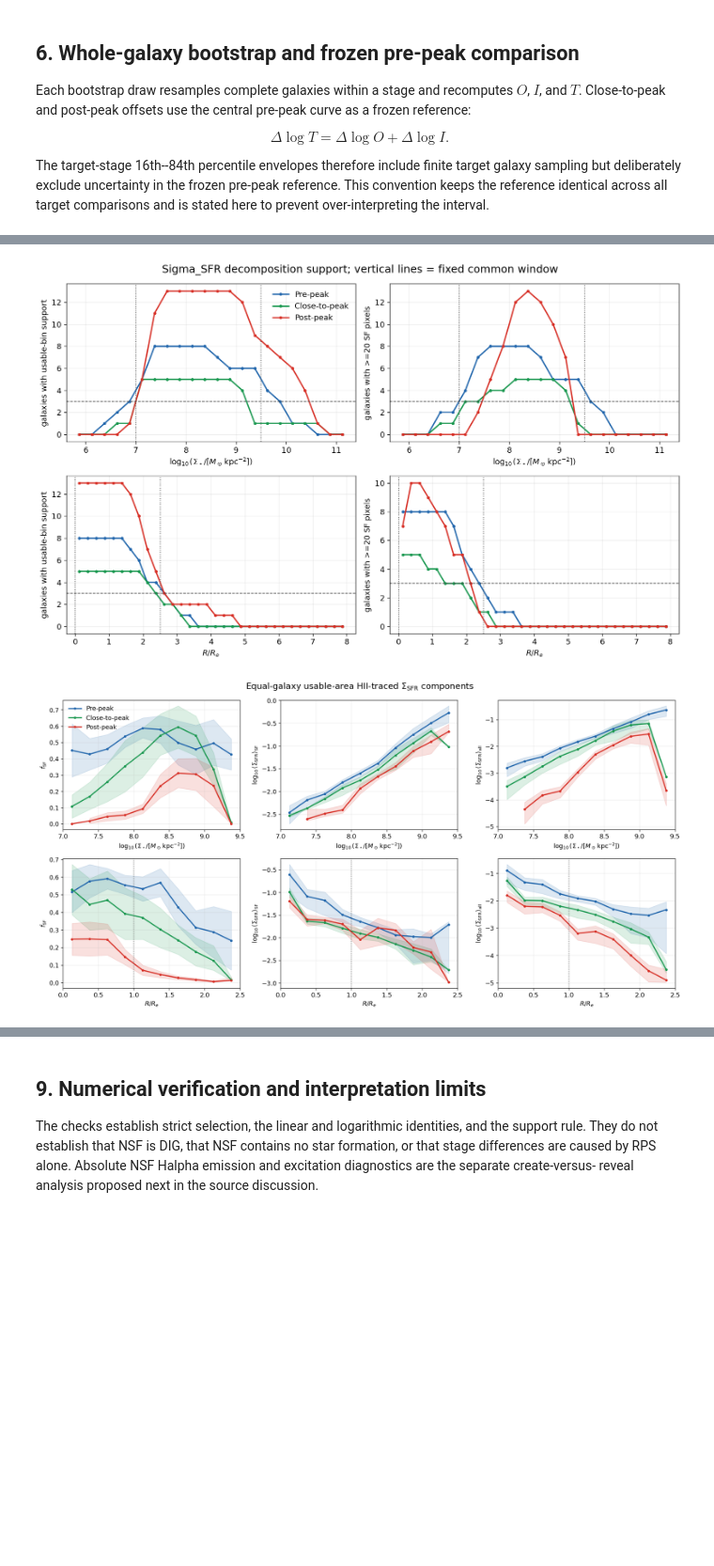
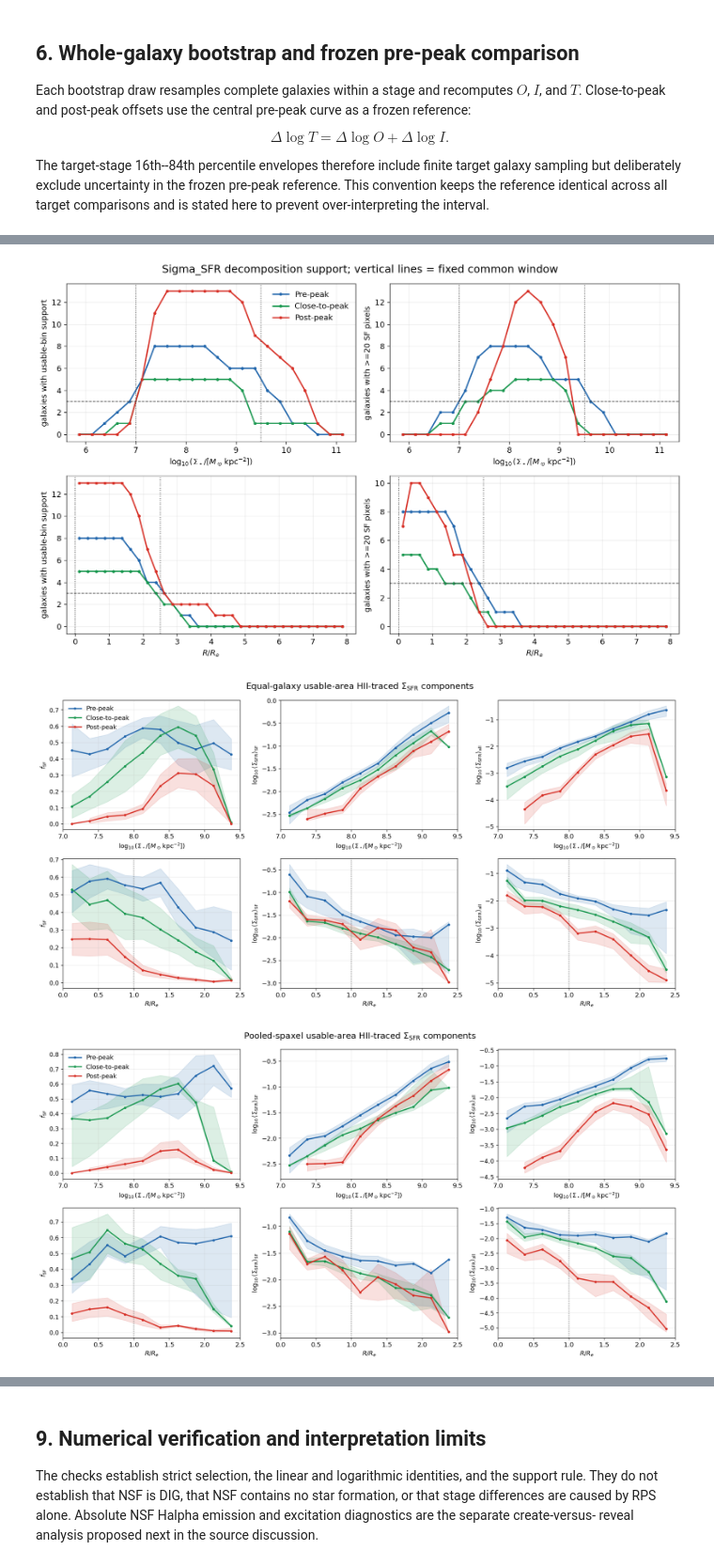
Before and after one commit to Rongjun-ANU/ICRAR-MAUVE, a Jupyter notebook: further/20260909_check_Sigma_SFR_intensity_by_stage.ipynb, the cells around one changed output, grey strips where cells are left out. Shown at 94% size. Drawn from its saved outputs; the diff is of its cells as text; code cells hidden in the pictures; blank space fills up the shorter version.

```diff
--- a/further/20260909_check_Sigma_SFR_intensity_by_stage.ipynb
+++ b/further/20260909_check_Sigma_SFR_intensity_by_stage.ipynb
@@ -970,6 +1186,14 @@ profiles use every available bin in that window.
 Occupancy is dimensionless; survivor and
 total HII-traced intensities are plotted in logarithmic surface-density units.
 # %%
+def positive_log10(values):
+    values = np.asarray(values, dtype=float)
+    result = np.full(values.shape, np.nan)
+    positive = np.isfinite(values) & (values > 0)
+    result[positive] = np.log10(values[positive])
+    return result
+
+
 fig, axes = plt.subplots(2, 2, figsize=(12.8, 8.0))
 for row_index, variable in enumerate(("log_sigma_star", "radius_re")):
     lo, hi = COMMON_DECOMPOSITION_RANGES[variable]
@@ -1015,32 +1239,72 @@ for row_index, variable in enumerate(("log_sigma_star", "radius_re")):
                 SFR_BOOTSTRAP.stage.eq(stage)
                 & SFR_BOOTSTRAP.variable.eq(variable)
                 & SFR_BOOTSTRAP.in_fixed_reliable_range
             ].sort_values("center")
             x = panel.center.to_numpy(float)
             y = panel[metric].to_numpy(float)
             lower = panel[metric + "_lo"].to_numpy(float)
             upper = panel[metric + "_hi"].to_numpy(float)
             if take_log:
-                y, lower, upper = np.log10(y), np.log10(lower), np.log10(upper)
+                y, lower, upper = (positive_log10(y), positive_log10(lower), positive_log10(upper))
             ax.fill_between(x, lower, upper, color=STAGE_COLORS[stage], alpha=0.15)
             ax.plot(x, y, marker="o", ms=3.2, lw=2.0,
                     color=STAGE_COLORS[stage], label=STAGE_LABELS[stage])
         ax.set_xlim(lo, hi)
         ax.set_xlabel(VARIABLE_LABELS[variable])
         ax.set_ylabel(ylabel)
         ax.grid(alpha=0.23)
         if variable == "radius_re":
             ax.axvline(1.0, color="0.25", ls=":", lw=1.0)
         if row_index == 0 and column_index == 0:
             ax.legend(frameon=False)
 fig.suptitle(
     r"Equal-galaxy usable-area HII-traced $\Sigma_{\rm SFR}$ components",
     fontsize=15,
 )
 fig.tight_layout()
 plt.show()
 plt.close(fig)
+
+
+fig, axes = plt.subplots(2, 3, figsize=(16.0, 8.3))
+for row_index, variable in enumerate(("log_sigma_star", "radius_re")):
+    lo, hi = COMMON_DECOMPOSITION_RANGES[variable]
+    for column_index, (metric, ylabel, take_log) in enumerate(absolute_specs):
+        ax = axes[row_index, column_index]
+        for stage in STAGE_ORDER:
+            panel = POOLED_SFR_BOOTSTRAP.loc[
+                POOLED_SFR_BOOTSTRAP.stage.eq(stage)
+                & POOLED_SFR_BOOTSTRAP.variable.eq(variable)
+                & POOLED_SFR_BOOTSTRAP.in_fixed_reliable_range
+            ].sort_values("center")
+            x = panel.center.to_numpy(float)
+            y = panel[metric].to_numpy(float)
+            lower = panel[metric + "_lo"].to_numpy(float)
+            upper = panel[metric + "_hi"].to_numpy(float)
+            if take_log:
+                y, lower, upper = (positive_log10(y), positive_log10(lower), positive_log10(upper))
+            ax.fill_between(x, lower, upper, color=STAGE_COLORS[stage], alpha=0.15)
+            ax.plot(
+                x, y, marker="o", ms=3.2, lw=2.0,
+                color=STAGE_COLORS[stage], label=STAGE_LABELS[stage],
+            )
+        ax.set_xlim(lo, hi)
+        ax.set_xlabel(VARIABLE_LABELS[variable])
+        ax.set_ylabel(ylabel)
+        ax.grid(alpha=0.23)
+        if variable == "radius_re":
+            ax.axvline(1.0, color="0.25", ls=":", lw=1.0)
+        if row_index == 0 and column_index == 0:
+            ax.legend(frameon=False)
+fig.suptitle(
+    r"Pooled-spaxel usable-area HII-traced $\Sigma_{\rm SFR}$ components",
+    fontsize=15,
+)
+fig.tight_layout()
+plt.show()
+plt.close(fig)
 # %% [output]
 [figure]
 [figure]
+[figure, added]
 # %% [markdown]
```
Also changed, not shown: parts of 6 cells of this notebook, 22 other files.
